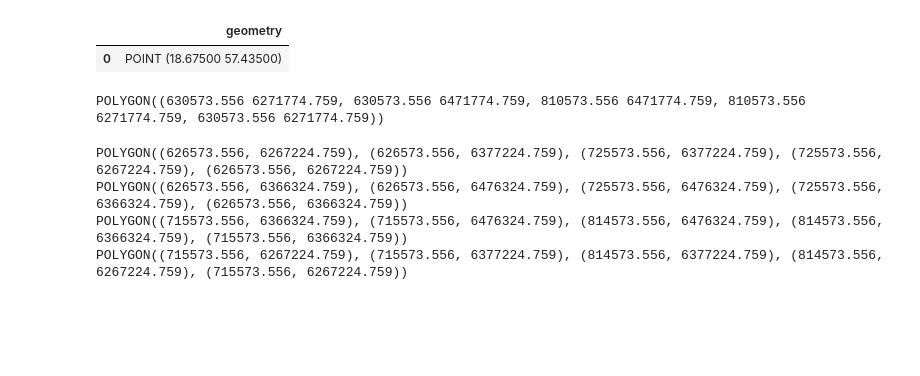
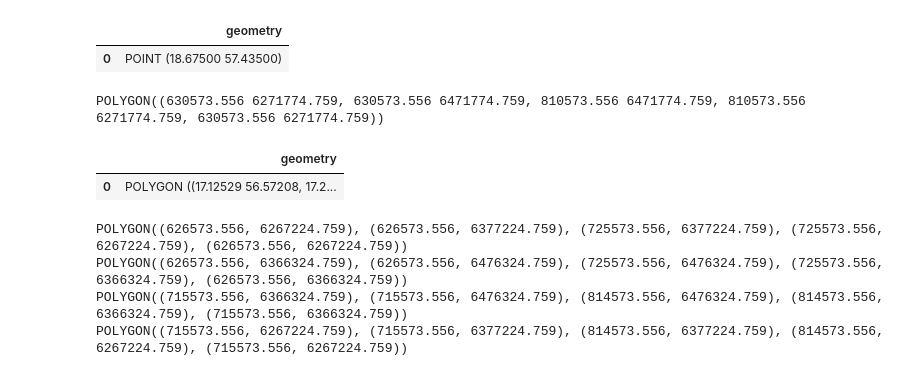
Before and after one commit to ChristofferOlssonSMHI/Satvis, a Jupyter notebook: src/ALGOTLvisTest/bboxTest.ipynb, the cells around one changed output. Cells and saved outputs as stored; diff of their text form; code cells hidden in the pictures; blank space fills up the shorter version.

```diff
--- a/src/ALGOTLvisTest/bboxTest.ipynb
+++ b/src/ALGOTLvisTest/bboxTest.ipynb
@@ -46,6 +59,15 @@ area_gdf.to_crs(epsg=4326)
 print('POLYGON((' + str(ll_x), str(ll_y) + ',', str(ll_x), str(ur_y) + ',', str(ur_x), str(ur_y) + ',', str(ur_x), str(ll_y) + ',', str(ll_x), str(ll_y) + '))')
 # %% [output]
 POLYGON((630573.556 6271774.759, 630573.556 6471774.759, 810573.556 6471774.759, 810573.556 6271774.759, 630573.556 6271774.759))
+# %%
+algotl_full = Polygon(((630573.556, 6271774.759), (630573.556, 6471774.759), (810573.556, 6471774.759), (810573.556, 6271774.759), (630573.556, 6271774.759)))
+# %%
+area_gdf = gpd.GeoDataFrame({'geometry': [algotl_full]}, crs='EPSG:3006')
+# %%
+area_gdf.to_crs(epsg=4326)
+# %% [output]
+|  | geometry |
+| 0 | POLYGON ((17.12529 56.57208, 17.2... |
 # %%
 algotl_ll = (626573.556, 6267224.759, 725573.556, 6377224.759)
 algotl_ul = (626573.556, 6366324.759, 725573.556, 6476324.759)
```
Also changed, not shown: parts of 7 cells of this notebook, 5 other files.
